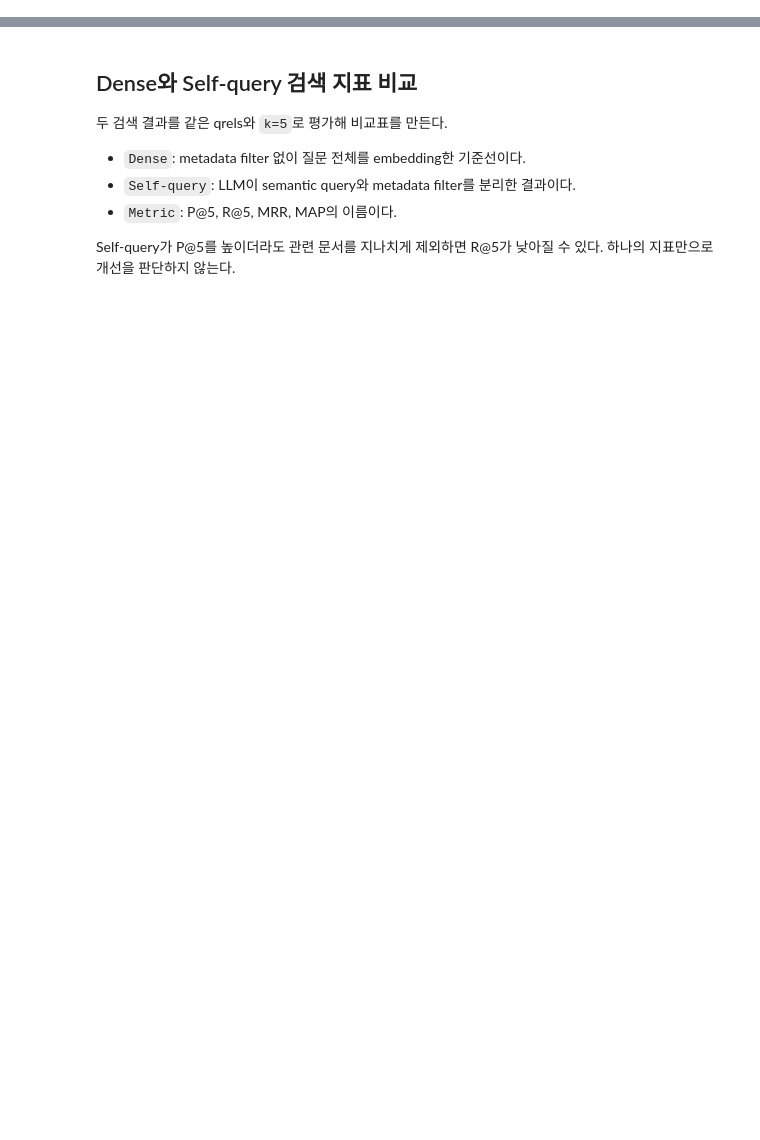
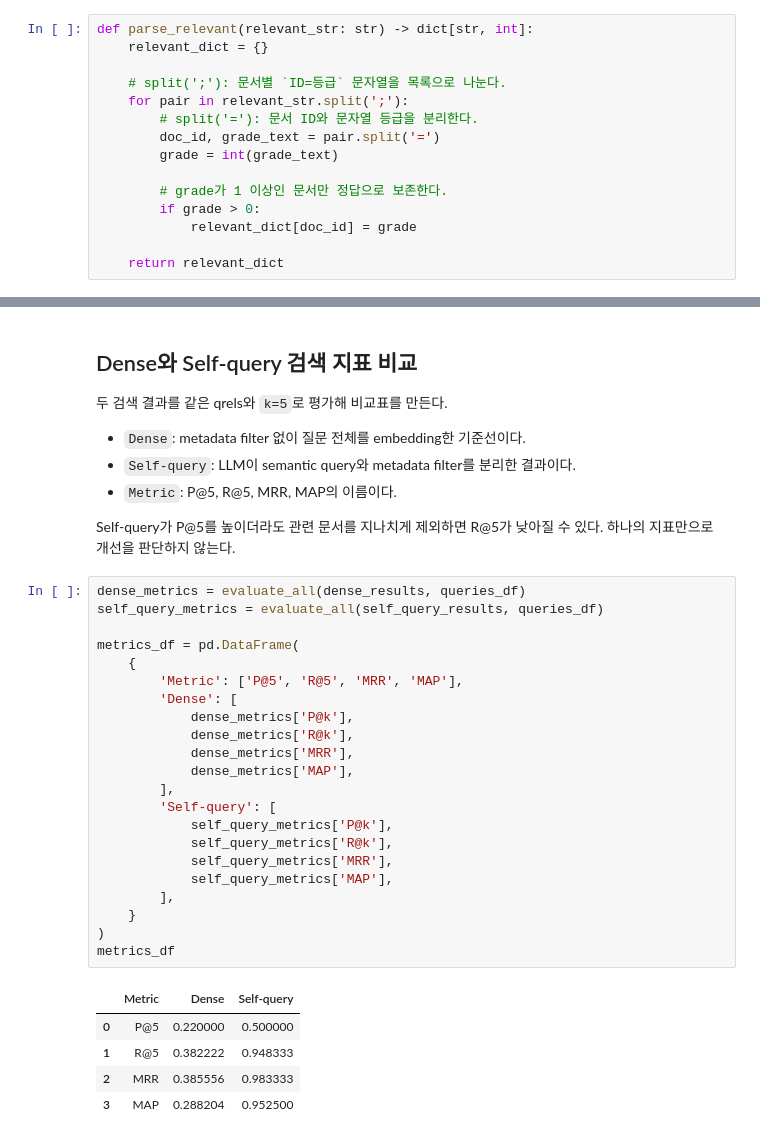
Before and after one commit to skn-family-ai-studybank/09_llm, a Jupyter notebook: 07_advanced_rag/01_retrieval_optimization/05_self_query_retriever.ipynb, the cells around one changed output, grey strips where cells are left out. Drawn from its saved outputs; the diff is of its cells as text; blank space fills up the shorter version.

```diff
--- a/07_advanced_rag/01_retrieval_optimization/05_self_query_retriever.ipynb
+++ b/07_advanced_rag/01_retrieval_optimization/05_self_query_retriever.ipynb
@@ -261,6 +464,21 @@ Self-query가 filter를 자동 생성하는 것만으로 검색 품질이 좋아
 - value: 관련성 등급이며 이 실습에서는 1 이상을 정답으로 처리한다.
 
 문자열을 딕셔너리로 바꾸면 검색된 `doc_id`가 정답 key에 포함되는지 정확히 검사할 수 있다.
+# %%
+def parse_relevant(relevant_str: str) -> dict[str, int]:
+    relevant_dict = {}
+
+    # split(';'): 문서별 `ID=등급` 문자열을 목록으로 나눈다.
+    for pair in relevant_str.split(';'):
+        # split('='): 문서 ID와 문자열 등급을 분리한다.
+        doc_id, grade_text = pair.split('=')
+        grade = int(grade_text)
+
+        # grade가 1 이상인 문서만 정답으로 보존한다.
+        if grade > 0:
+            relevant_dict[doc_id] = grade
+
+    return relevant_dict
 # %% [markdown]
 ## 질의 하나의 검색 지표 계산
 
@@ -318,3 +650,31 @@ from tqdm import tqdm
 - `Metric`: P@5, R@5, MRR, MAP의 이름이다.
 
 Self-query가 P@5를 높이더라도 관련 문서를 지나치게 제외하면 R@5가 낮아질 수 있다. 하나의 지표만으로 개선을 판단하지 않는다.
+# %%
+dense_metrics = evaluate_all(dense_results, queries_df)
+self_query_metrics = evaluate_all(self_query_results, queries_df)
+
+metrics_df = pd.DataFrame(
+    {
+        'Metric': ['P@5', 'R@5', 'MRR', 'MAP'],
+        'Dense': [
+            dense_metrics['P@k'],
+            dense_metrics['R@k'],
+            dense_metrics['MRR'],
+            dense_metrics['MAP'],
+        ],
+        'Self-query': [
+            self_query_metrics['P@k'],
+            self_query_metrics['R@k'],
+            self_query_metrics['MRR'],
+            self_query_metrics['MAP'],
+        ],
+    }
+)
+metrics_df
+# %% [output]
+|  | Metric | Dense | Self-query |
+| 0 | P@5 | 0.220000 | 0.500000 |
+| 1 | R@5 | 0.382222 | 0.948333 |
+| 2 | MRR | 0.385556 | 0.983333 |
+| 3 | MAP | 0.288204 | 0.952500 |
```
Also changed, not shown: parts of 15 cells of this notebook.
